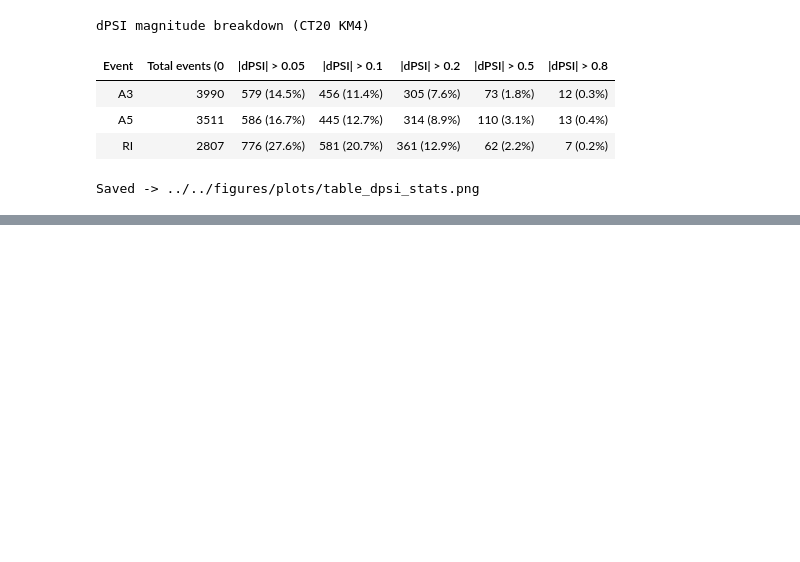
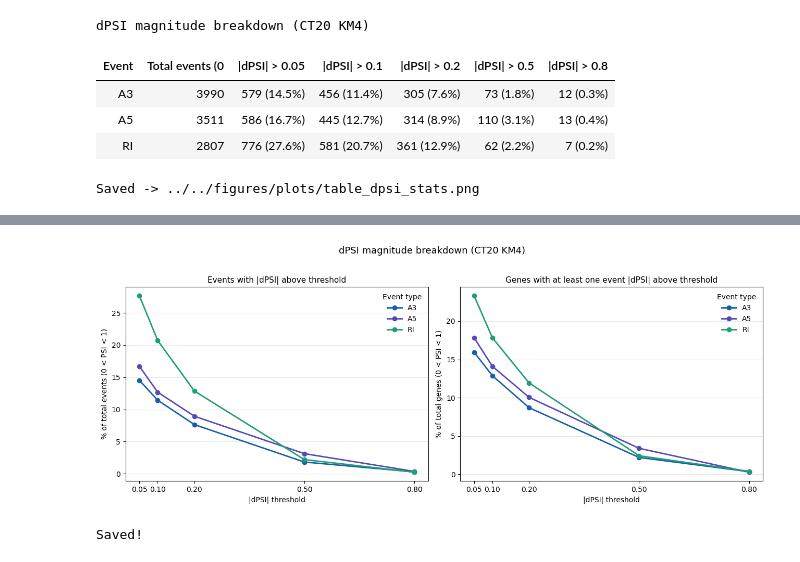
Before and after one commit to griceyrt/Internship, a Jupyter notebook: analysis/notebooks/03_psi_comparison.ipynb, the cells around one changed output, grey strips where cells are left out. Drawn from its saved outputs; the diff is of its cells as text; code cells hidden in the pictures; blank space fills up the shorter version.

```diff
--- a/analysis/notebooks/03_psi_comparison.ipynb
+++ b/analysis/notebooks/03_psi_comparison.ipynb
@@ -410,9 +477,9 @@ import matplotlib.pyplot as plt
 fig, axes = plt.subplots(1, 3, figsize=(14, 5))
 
 colors = {
-    "RI": {"left": "#1D9E75", "right": "#9FE1CB"},
     "A3": {"left": "#185FA5", "right": "#B5D4F4"},
     "A5": {"left": "#534AB7", "right": "#CECBF6"},
+    "RI": {"left": "#1D9E75", "right": "#9FE1CB"}
 }
 
 for i, event in enumerate(EVENT_TYPES):
@@ -460,9 +527,9 @@ fig, axes = plt.subplots(1, 3, figsize=(14, 5), sharey=True)
 
 colors_shared   = "#888888"
 colors_exclusive = {
-    "RI": {"strict": "#1D9E75", "var1": "#9FE1CB"},
     "A3": {"strict": "#185FA5", "var1": "#B5D4F4"},
     "A5": {"strict": "#534AB7", "var1": "#CECBF6"},
+    "RI": {"strict": "#1D9E75", "var1": "#9FE1CB"}
 }
 
 for i, event in enumerate(EVENT_TYPES):
@@ -778,0 +876,56 @@ Saved -> ../../figures/plots/table_dpsi_stats.png
+# %%
+thresholds_num = [0.05, 0.1, 0.2, 0.5, 0.8]
+
+event_colors_main = {
+    "A3": "#185FA5",
+    "A5": "#534AB7",
+    "RI": "#1D9E75",
+}
+
+fig, axes = plt.subplots(1, 2, figsize=(13, 5))
+
+# --- Left: event level ---
+ax = axes[0]
+for event in EVENT_TYPES:
+    event_df = df_dpsi[df_dpsi["event_type"] == event]
+    n_total = len(event_df)
+    pcts = [100 * (event_df["delta_PSI"] > t).sum() / n_total for t in thresholds_num]
+    ax.plot(thresholds_num, pcts, marker="o", label=event,
+            color=event_colors_main[event], linewidth=2)
+
+ax.set_title("Events with |dPSI| above threshold", fontsize=11)
+ax.set_xlabel("|dPSI| threshold")
+ax.set_ylabel("% of total events (0 < PSI < 1)")
+ax.legend(title="Event type", frameon=False)
+ax.grid(axis="y", alpha=0.3)
+ax.set_xticks(thresholds_num)
+
+# --- Right: gene level ---
+ax = axes[1]
+for event in EVENT_TYPES:
+    event_df = df_dpsi[df_dpsi["event_type"] == event].copy()
+    event_df["gene_id"] = event_df["event_id"].apply(lambda x: x.split(";")[0])
+    n_total_genes = event_df["gene_id"].nunique()
+    pcts = []
+    for t in thresholds_num:
+        genes_above = event_df[event_df["delta_PSI"] > t]["gene_id"].nunique()
+        pcts.append(100 * genes_above / n_total_genes if n_total_genes > 0 else 0)
+    ax.plot(thresholds_num, pcts, marker="o", label=event,
+            color=event_colors_main[event], linewidth=2)
+
+ax.set_title("Genes with at least one event |dPSI| above threshold", fontsize=11)
+ax.set_xlabel("|dPSI| threshold")
+ax.set_ylabel("% of total genes (0 < PSI < 1)")
+ax.legend(title="Event type", frameon=False)
+ax.grid(axis="y", alpha=0.3)
+ax.set_xticks(thresholds_num)
+
+plt.suptitle(f"dPSI magnitude breakdown (CT20 {km})", fontsize=13, y=1.02)
+plt.tight_layout()
+plt.savefig("../../figures/plots/lineplot_dpsi_magnitude.png",
+            dpi=150, bbox_inches="tight")
+plt.show()
+print("Saved!")
+# %% [output]
+[figure, added]
+Saved!
```
Also changed, not shown: parts of 3 cells of this notebook, 7 other files.
